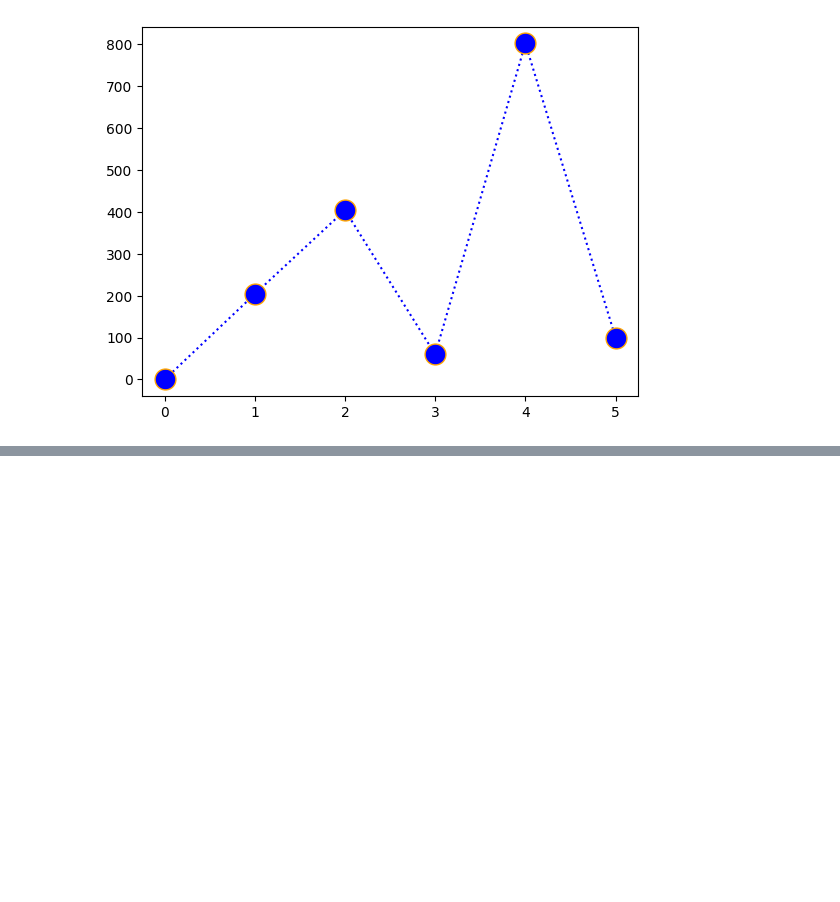
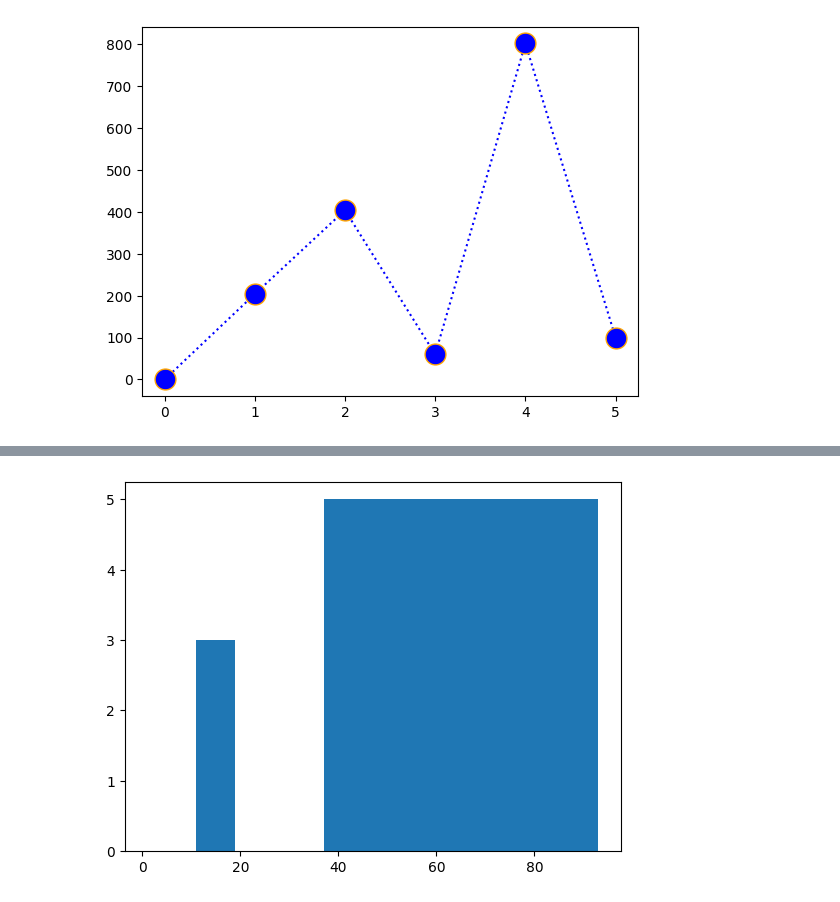
Before and after one commit to Jagwork1923/JagadishAI, a Jupyter notebook: Graph_Plotting_with_Matplotlib.ipynb, the cells around one changed output, grey strips where cells are left out. Saved outputs shown, nothing was run; the diff lists cells and outputs as text; code cells hidden in the pictures; blank space fills up the shorter version.

```diff
--- a/Graph_Plotting_with_Matplotlib.ipynb
+++ b/Graph_Plotting_with_Matplotlib.ipynb
@@ -153,0 +163,7 @@ plt.plot
+# %%
+age = [12,13,14,56,80,90,43,45]
+bins = [0,10,20,30,100]
+# %%
+plt.hist(age, bins, histtype = 'bar', rwidth = 0.8)
+plt
+# %% [output]
@@ -153,0 +171 @@ plt.plot
+[figure, added]
```
Also changed, not shown: parts of 9 cells of this notebook.
